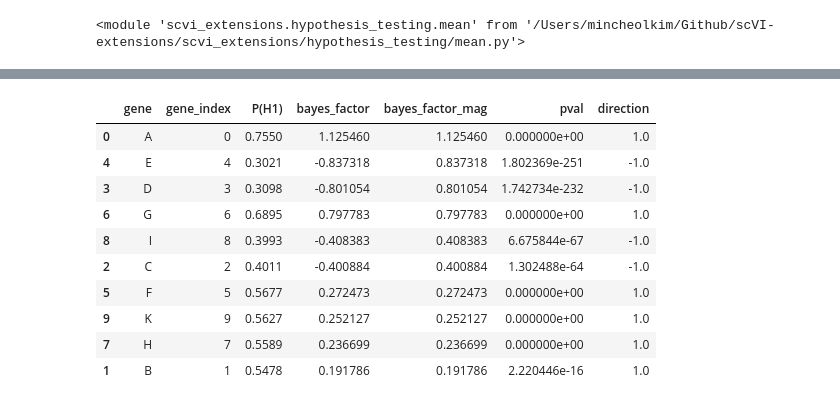
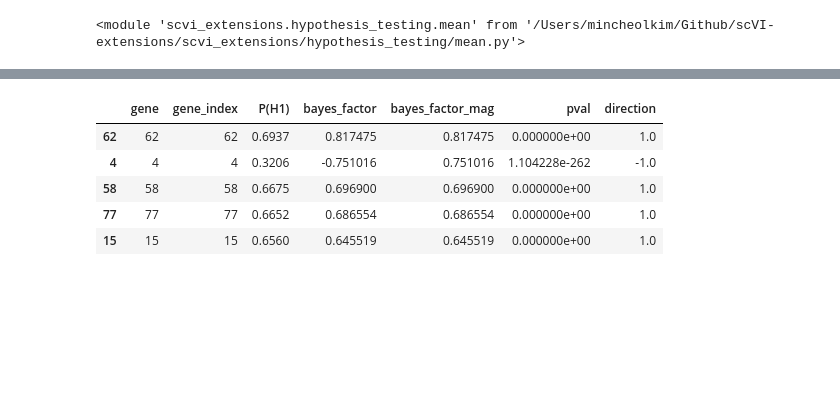
Before and after one commit to mincheoly/scVI-extensions, a Jupyter notebook: notebooks/simulation.ipynb, the cells around one changed output, grey strips where cells are left out. Saved outputs shown, nothing was run; the diff lists cells and outputs as text; code cells hidden in the pictures; blank space fills up the shorter version.

```diff
--- a/notebooks/simulation.ipynb
+++ b/notebooks/simulation.ipynb
@@ -51,9 +52,9 @@ def generate_data(diff):
     sigma_1 = make_spd_matrix(D)
     sigma_2 = make_spd_matrix(D)
 
-    means_1 = np.array([10 for i in range(D)])
-    means_2 = np.array([10 for i in range(D)])
-    means_2[4] = 10 + diff
+    means_1 = np.array([base_exp for i in range(D)])
+    means_2 = np.array([base_exp for i in range(D)])
+    means_2[4] = base_exp + diff
 
     X_dense = np.concatenate([
         np.random.multivariate_normal(means_1, sigma_1, size=int(N/2)),
@@ -63,6 +64,9 @@ def generate_data(diff):
     labels = np.array([0 for i in range(int(N/2))] + [1 for i in range(int(N/2))])
 
     dataset = GeneExpressionDataset(*GeneExpressionDataset.get_attributes_from_matrix(X, labels=labels))
-    dataset.gene_names = np.array(['A', 'B', 'C', 'D', 'E', 'F', 'G', 'H', 'I', 'K'])
+    dataset.gene_names = np.array(list(range(D)))
 
     return X_dense, dataset
+# %%
+X_dense, gene_dataset = generate_data(10)
+(gene_dataset.X == 0).sum()/(D*N)
@@ -75,7 +81,7 @@ imp.reload(mn)
 # %% [output]
 <module 'scvi_extensions.hypothesis_testing.mean' from '/Users/mincheolkim/Github/scVI-extensions/scvi_extensions/hypothesis_testing/mean.py'>
 # %%
-n_epochs=200
+n_epochs=100
 lr=1e-3
 use_batches=False
 use_cuda=False
@@ -83,12 +89,12 @@ use_cuda=False
 supervised_bf = []
 bf = []
 
-for diff in [1, 5, 10, 15, 20, 25, 30]:
+for diff in [2]:
 
     X_dense, gene_dataset = generate_data(diff)
 
     # Fit scVI
-    vae = VAE(gene_dataset.nb_genes, n_batch=gene_dataset.n_batches * use_batches, n_hidden=20, n_latent=10)
+    vae = VAE(gene_dataset.nb_genes, n_batch=gene_dataset.n_batches * use_batches, n_hidden=50, n_latent=10)
     infer = VariationalInference(
         vae,
         gene_dataset,
@@ -99,7 +105,7 @@ for diff in [1, 5, 10, 15, 20, 25, 30]:
     infer.train(n_epochs=n_epochs, lr=lr)
 
     # Fit CVAE
-    cvae = cv.CVAE(gene_dataset.nb_genes, n_labels=gene_dataset.n_labels, n_batch=gene_dataset.n_batches * use_batches, n_hidden=20, n_latent=10)
+    cvae = cv.CVAE(gene_dataset.nb_genes, n_labels=gene_dataset.n_labels, n_batch=gene_dataset.n_batches * use_batches, n_hidden=50, n_latent=10)
     supervised_infer = svi.SupervisedVariationalInference(
         cvae,
         gene_dataset,
@@ -112,8 +118,8 @@ for diff in [1, 5, 10, 15, 20, 25, 30]:
     supervised_null, supervised_de = mn.differential_expression(cvae, gene_dataset, [0,1], 100, testing=False)
     null, de = mn.differential_expression(vae, gene_dataset, [0,1], 100, testing=False)
 
-    supervised_bf.append(supervised_de[0][1].query('gene == "E"')['bayes_factor_mag'].values[0])
-    bf.append(de[0][1].query('gene == "E"')['bayes_factor_mag'].values[0])
+    supervised_bf.append(supervised_de[0][1].query('gene == 4')['bayes_factor_mag'].values[0])
+    bf.append(de[0][1].query('gene == 4')['bayes_factor_mag'].values[0])
 # %% [output]
 Sampling for differential expression...
 Done sampling for differential expression...
@@ -153,17 +145,12 @@ de[0][1]
 # %%
-supervised_de[0][1]
+supervised_de[0][1].head(5)
 # %% [output]
 |  | gene | gene_index | P(H1) | bayes_factor | bayes_factor_mag | pval | direction |
-| 0 | A | 0 | 0.7550 | 1.125460 | 1.125460 | 0.000000e+00 | 1.0 |
-| 4 | E | 4 | 0.3021 | -0.837318 | 0.837318 | 1.802369e-251 | -1.0 |
-| 3 | D | 3 | 0.3098 | -0.801054 | 0.801054 | 1.742734e-232 | -1.0 |
-| 6 | G | 6 | 0.6895 | 0.797783 | 0.797783 | 0.000000e+00 | 1.0 |
-| 8 | I | 8 | 0.3993 | -0.408383 | 0.408383 | 6.675844e-67 | -1.0 |
-| 2 | C | 2 | 0.4011 | -0.400884 | 0.400884 | 1.302488e-64 | -1.0 |
-| 5 | F | 5 | 0.5677 | 0.272473 | 0.272473 | 0.000000e+00 | 1.0 |
-| 9 | K | 9 | 0.5627 | 0.252127 | 0.252127 | 0.000000e+00 | 1.0 |
-| 7 | H | 7 | 0.5589 | 0.236699 | 0.236699 | 0.000000e+00 | 1.0 |
-| 1 | B | 1 | 0.5478 | 0.191786 | 0.191786 | 2.220446e-16 | 1.0 |
+| 62 | 62 | 62 | 0.6937 | 0.817475 | 0.817475 | 0.000000e+00 | 1.0 |
+| 4 | 4 | 4 | 0.3206 | -0.751016 | 0.751016 | 1.104228e-262 | -1.0 |
+| 58 | 58 | 58 | 0.6675 | 0.696900 | 0.696900 | 0.000000e+00 | 1.0 |
+| 77 | 77 | 77 | 0.6652 | 0.686554 | 0.686554 | 0.000000e+00 | 1.0 |
+| 15 | 15 | 15 | 0.6560 | 0.645519 | 0.645519 | 0.000000e+00 | 1.0 |
 # %%
 adata = AnnData(gene_dataset.X)
 # %%
```
Also changed, not shown: parts of 9 cells of this notebook, 5 other files.
